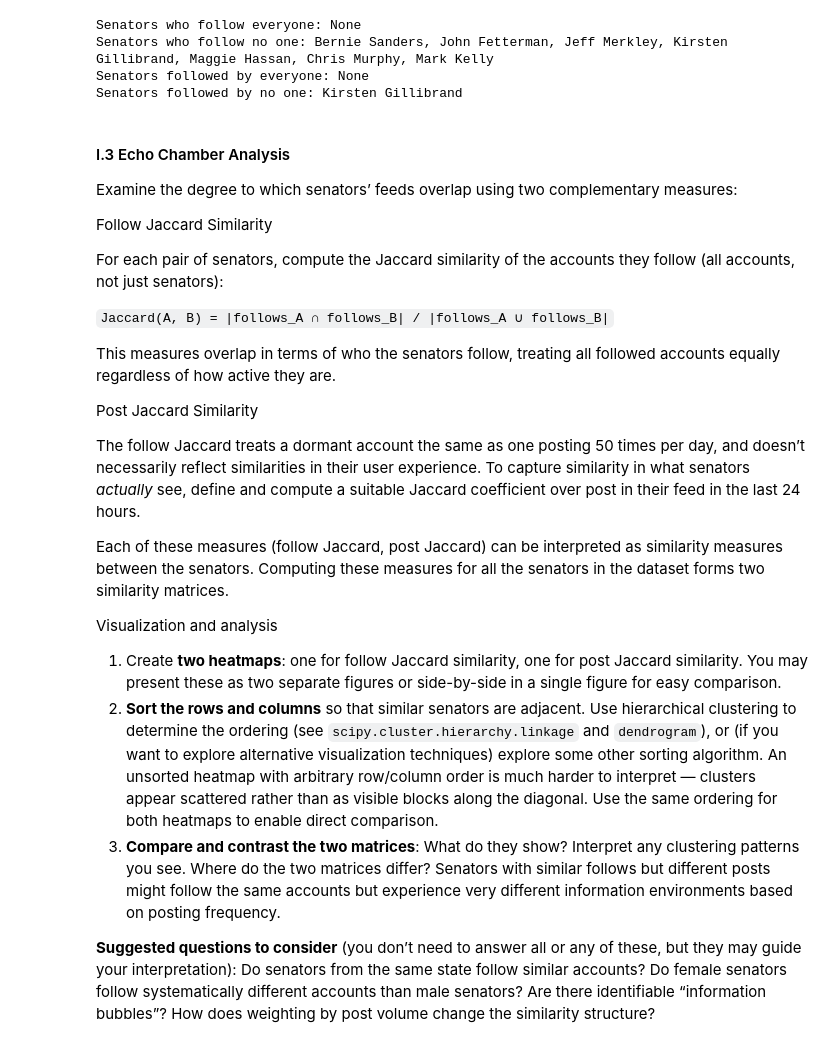
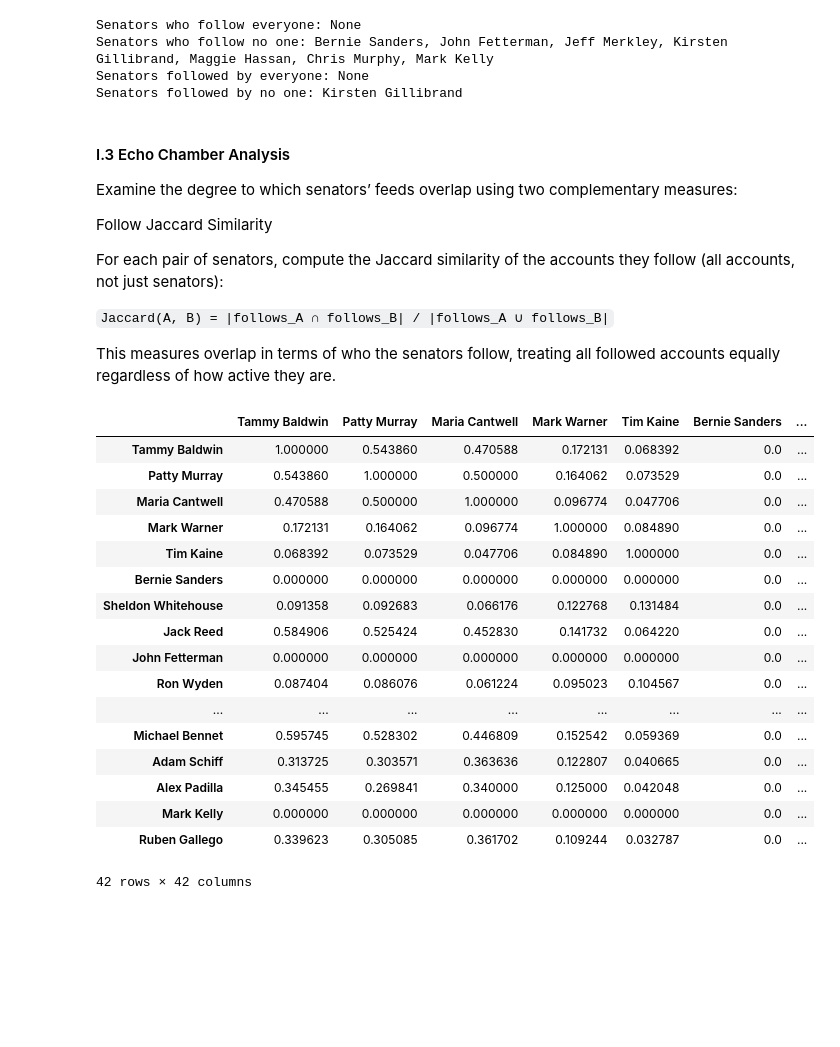
Before and after one commit to abrandontran/5350-Social-Algorithms, a Jupyter notebook: Assignment 2/part1.ipynb, the cells around one changed output. Cells and saved outputs as stored; diff of their text form; code cells hidden in the pictures; blank space fills up the shorter version.

```diff
--- a/Assignment 2/part1.ipynb
+++ b/Assignment 2/part1.ipynb
@@ -425,17 +437,3 @@ For each pair of senators, compute the Jaccard similarity of the accounts they f
 `Jaccard(A, B) = |follows_A ∩ follows_B| / |follows_A ∪ follows_B|`
 
 This measures overlap in terms of who the senators follow, treating all followed accounts equally regardless of how active they are.
-
-Post Jaccard Similarity
-
-The follow Jaccard treats a dormant account the same as one posting 50 times per day, and doesn’t necessarily reflect similarities in their user experience. To capture similarity in what senators *actually* see, define and compute a suitable Jaccard coefficient over post in their feed in the last 24 hours.
-
-Each of these measures (follow Jaccard, post Jaccard) can be interpreted as similarity measures between the senators. Computing these measures for all the senators in the dataset forms two similarity matrices.
-
-Visualization and analysis
-
-1. Create **two heatmaps**: one for follow Jaccard similarity, one for post Jaccard similarity. You may present these as two separate figures or side-by-side in a single figure for easy comparison.
-2. **Sort the rows and columns** so that similar senators are adjacent. Use hierarchical clustering to determine the ordering (see `scipy.cluster.hierarchy.linkage` and `dendrogram`), or (if you want to explore alternative visualization techniques) explore some other sorting algorithm. An unsorted heatmap with arbitrary row/column order is much harder to interpret — clusters appear scattered rather than as visible blocks along the diagonal. Use the same ordering for both heatmaps to enable direct comparison.
-3. **Compare and contrast the two matrices**: What do they show? Interpret any clustering patterns you see. Where do the two matrices differ? Senators with similar follows but different posts might follow the same accounts but experience very different information environments based on posting frequency.
-
-**Suggested questions to consider** (you don’t need to answer all or any of these, but they may guide your interpretation): Do senators from the same state follow similar accounts? Do female senators follow systematically different accounts than male senators? Are there identifiable “information bubbles”? How does weighting by post volume change the similarity structure?
@@ -441,0 +506,65 @@ Visualization and analysis
+# %%
+# ============================================================================
+# Follow Jaccard Similarity
+# ============================================================================
+
+# Get the number of senator handles
+n = len(senator_handles)
+
+# Initialize an empty n x n matrix to store all of the follow Jaccard similarity
+# calculations for each pair of senators
+follow_jaccard_matrix = np.zeros((n, n))
+
+# Iterate through each pair of senators
+for i in range(n):
+    for j in range(n):
+        # Get the handles for senators A and B
+        a_handle = senator_handles[i]
+        b_handle = senator_handles[j]
+
+        # Get the list of accounts senators A and B follow
+        a_follows_list = senator_data[a_handle].get('follows', [])
+        b_follows_list = senator_data[b_handle].get('follows', [])
+
+        # Convert all of the account handles both senators follow to sets of
+        # strings
+        # NOTE: This is done to match up with the input parameters for the
+        # calculate_jaccard() function
+        a_follows_set = set(account['handle'] for account in a_follows_list)
+        b_follows_set = set(account['handle'] for account in b_follows_list)
+
+        # Calculate the follow Jaccard similarity score for the current pair of
+        # senators
+        score = calculate_jaccard(a_follows_set, b_follows_set)
+
+        # Set the location of (i, j) in the matrix to be the calculated score
+        follow_jaccard_matrix[i][j] = score
+
+# Convert the matrix to a dataframe to make it easier to display
+df_follow_jaccard = pd.DataFrame(
+    follow_jaccard_matrix,
+    index=senator_names,
+    columns=senator_names
+)
+
+# Output the matrix
+display(df_follow_jaccard)
+# %% [output]
+|  | Tammy Baldwin | Patty Murray | Maria Cantwell | Mark Warner | Tim Kaine | Bernie Sanders | ... |
+| Tammy Baldwin | 1.000000 | 0.543860 | 0.470588 | 0.172131 | 0.068392 | 0.0 | ... |
+| Patty Murray | 0.543860 | 1.000000 | 0.500000 | 0.164062 | 0.073529 | 0.0 | ... |
+| Maria Cantwell | 0.470588 | 0.500000 | 1.000000 | 0.096774 | 0.047706 | 0.0 | ... |
+| Mark Warner | 0.172131 | 0.164062 | 0.096774 | 1.000000 | 0.084890 | 0.0 | ... |
+| Tim Kaine | 0.068392 | 0.073529 | 0.047706 | 0.084890 | 1.000000 | 0.0 | ... |
+| Bernie Sanders | 0.000000 | 0.000000 | 0.000000 | 0.000000 | 0.000000 | 0.0 | ... |
+| Sheldon Whitehouse | 0.091358 | 0.092683 | 0.066176 | 0.122768 | 0.131484 | 0.0 | ... |
+| Jack Reed | 0.584906 | 0.525424 | 0.452830 | 0.141732 | 0.064220 | 0.0 | ... |
+| John Fetterman | 0.000000 | 0.000000 | 0.000000 | 0.000000 | 0.000000 | 0.0 | ... |
+| Ron Wyden | 0.087404 | 0.086076 | 0.061224 | 0.095023 | 0.104567 | 0.0 | ... |
+| ... | ... | ... | ... | ... | ... | ... | ... |
+| Michael Bennet | 0.595745 | 0.528302 | 0.446809 | 0.152542 | 0.059369 | 0.0 | ... |
+| Adam Schiff | 0.313725 | 0.303571 | 0.363636 | 0.122807 | 0.040665 | 0.0 | ... |
+| Alex Padilla | 0.345455 | 0.269841 | 0.340000 | 0.125000 | 0.042048 | 0.0 | ... |
+| Mark Kelly | 0.000000 | 0.000000 | 0.000000 | 0.000000 | 0.000000 | 0.0 | ... |
+| Ruben Gallego | 0.339623 | 0.305085 | 0.361702 | 0.109244 | 0.032787 | 0.0 | ... |
+42 rows × 42 columns
```
Also changed, not shown: parts of 17 cells of this notebook.
